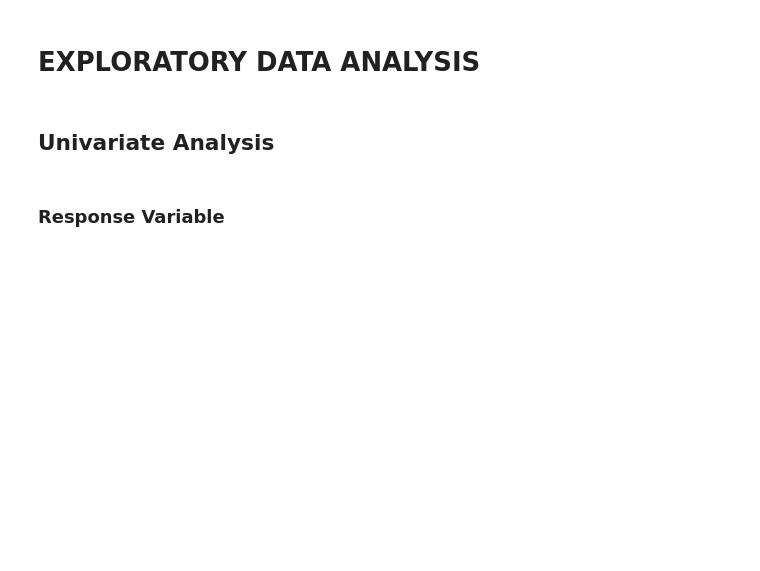
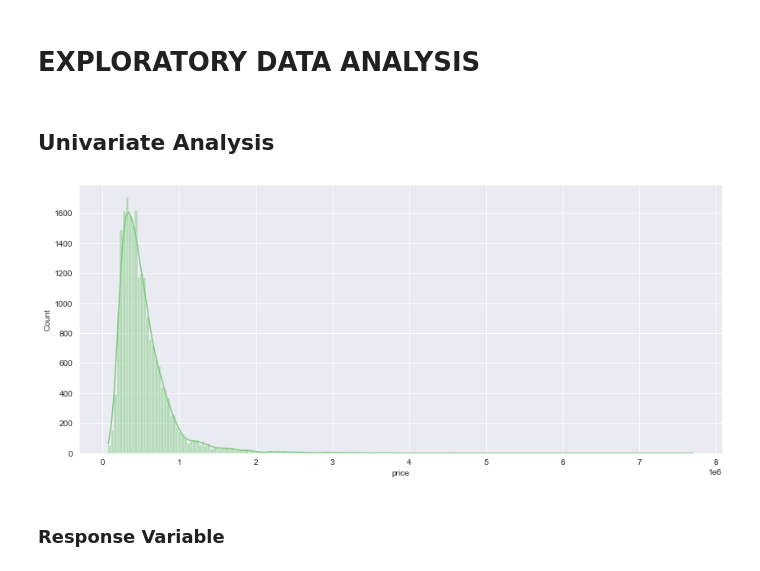
Before and after one commit to rodrigomm92/king_county_house_sales, a Jupyter notebook: insight_project_kc_houses.ipynb, the cells around one changed output. Cells and saved outputs as stored; diff of their text form; code cells hidden in the pictures; blank space fills up the shorter version.

```diff
--- a/insight_project_kc_houses.ipynb
+++ b/insight_project_kc_houses.ipynb
@@ -175,6 +146,11 @@ aux2['year_week'] = aux2['date'].dt.strftime('%Y-%U')
 # EXPLORATORY DATA ANALYSIS
 # %% [markdown]
 ## Univariate Analysis
+# %%
+plt.figure( figsize=(14, 6) )
+ax = sns.histplot(data = aux2['price'], kde=True, bins=200)
+# %% [output]
+[figure, added]
 # %% [markdown]
 ### Response Variable
 # %% [markdown]
```
Also changed, not shown: parts of 27 cells of this notebook, 1 other file.
